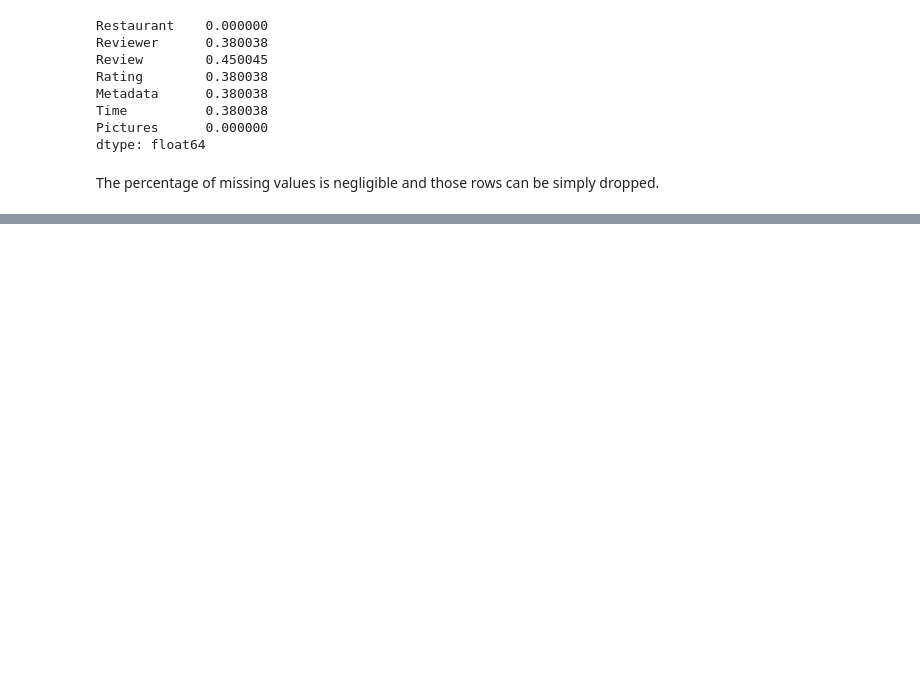
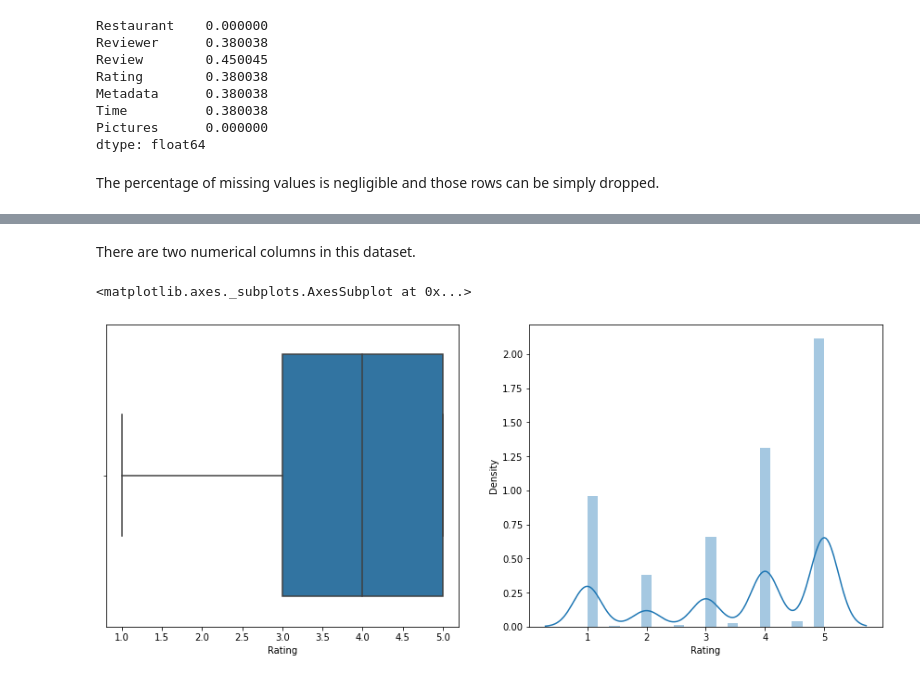
Before and after one commit to Zeeshan2012/ZOMATO-RESTAURANT-CLUSTERING-AND-SENTIMENT-ANALYSIS, a Jupyter notebook: ZOMATO_RESTAURANT_CLUSTERING_AND_SENTIMENT_ANALYSIS.ipynb, the cells around one changed output, grey strips where cells are left out. Cells and saved outputs as stored; diff of their text form; code cells hidden in the pictures; blank space fills up the shorter version.

```diff
--- a/ZOMATO_RESTAURANT_CLUSTERING_AND_SENTIMENT_ANALYSIS.ipynb
+++ b/ZOMATO_RESTAURANT_CLUSTERING_AND_SENTIMENT_ANALYSIS.ipynb
@@ -202,4 +202,4 @@ resturant_review_data[resturant_review_data['Rating'] == 'Like']
 # %%
 resturant_review_data.drop(7601, axis = 0, inplace = True)
 # %%
-resturant_review_data['Rating'].astype('float64')
+resturant_review_data['Rating'] = resturant_review_data['Rating'].astype('float64')
@@ -266,0 +305,11 @@ resturant_review_data.dropna(inplace=True)
+# %% [markdown]
+There are two numerical columns in this dataset.
+# %%
+plt.figure(figsize=(15,6))
+plt.subplot(1, 2, 1)
+sns.boxplot(resturant_review_data['Rating'])
+plt.subplot(1, 2, 2)
+sns.distplot(resturant_review_data['Rating'])
+# %% [output]
+<matplotlib.axes._subplots.AxesSubplot at 0x...>
+[figure, added]
```
Also changed, not shown: parts of 144 cells of this notebook.
